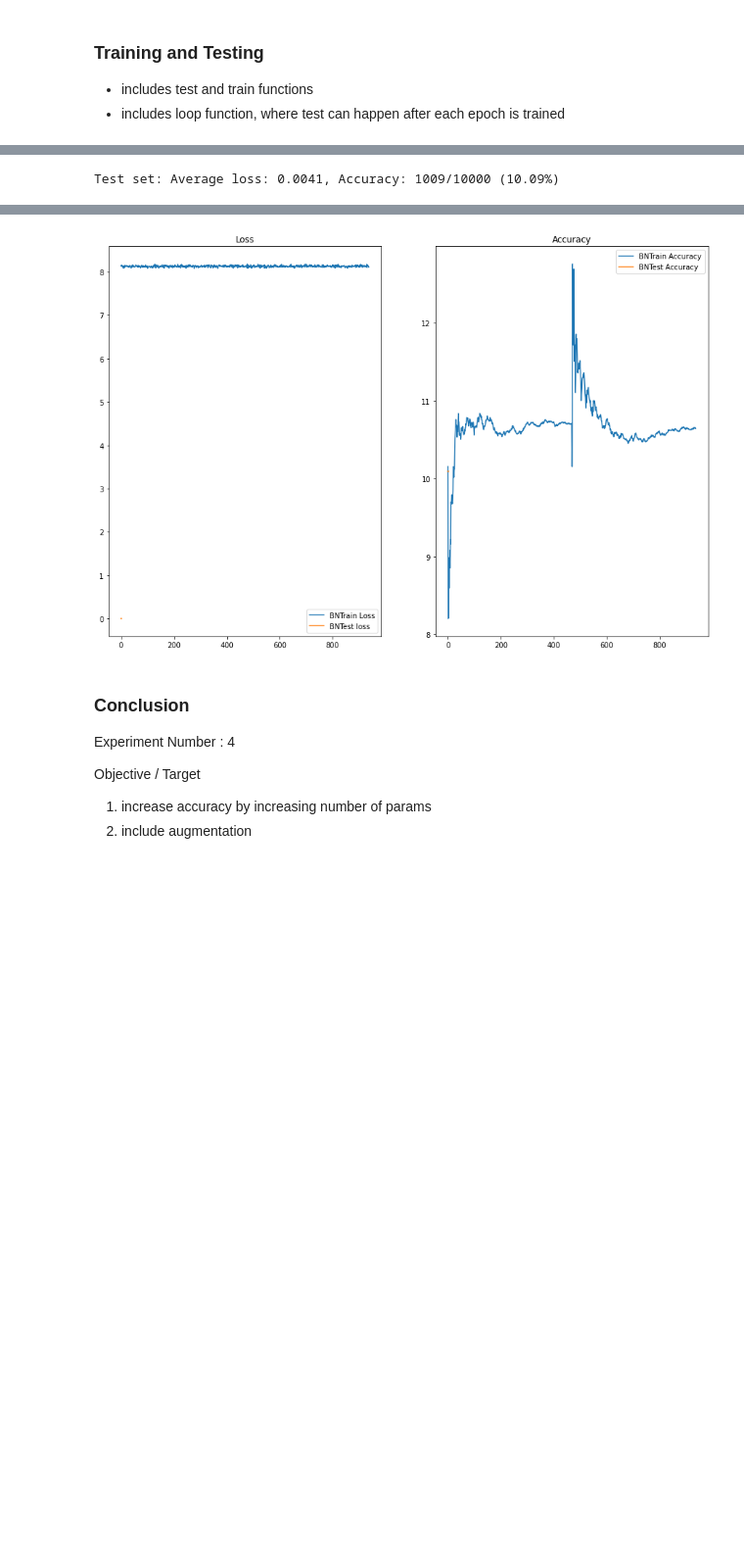
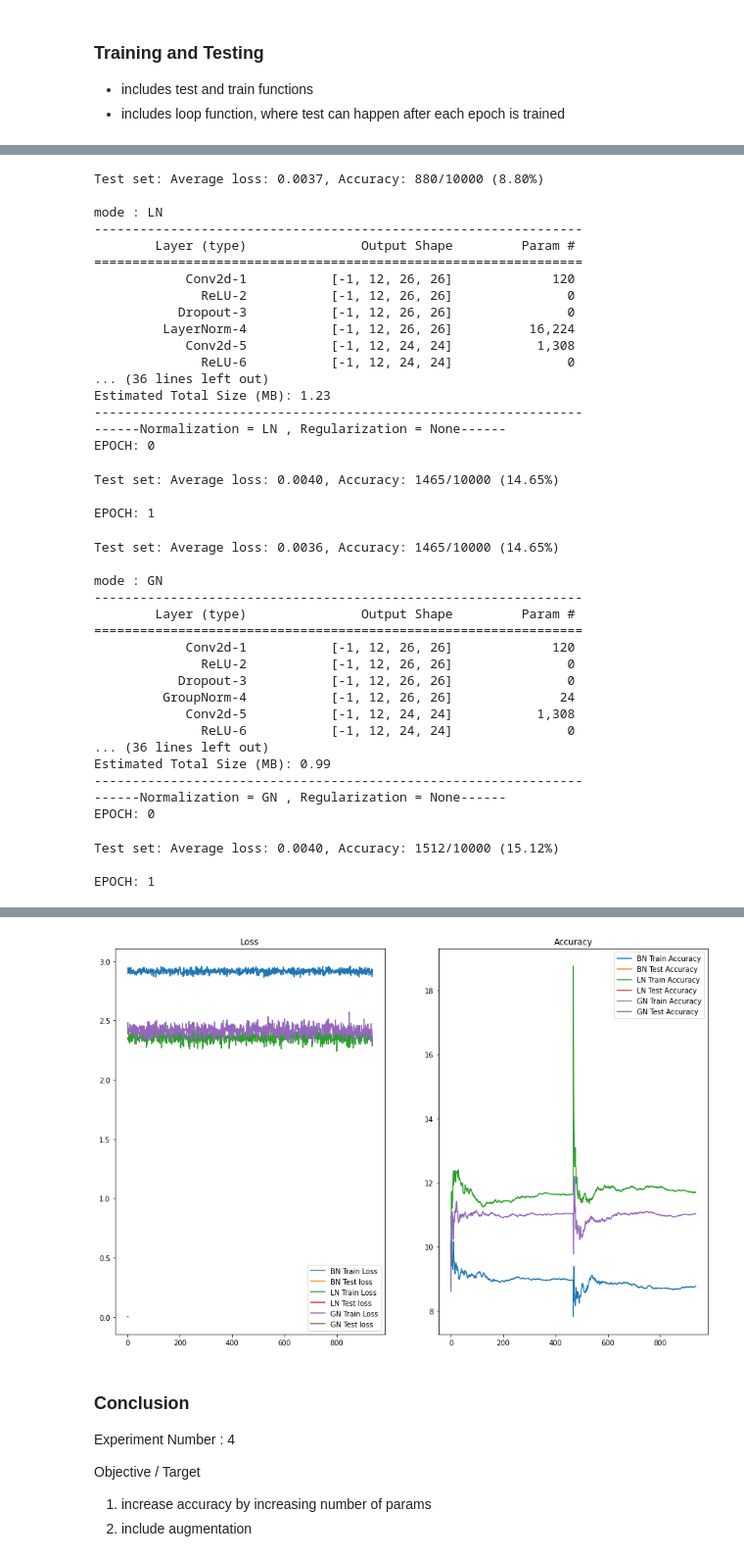
Before and after one commit to peeyushsinghal/EVA, a Jupyter notebook: S6-AssignmentSolution/EVA_S6.ipynb, the cells around one changed output, grey strips where cells are left out. Shown: that part at 98% size. Drawn from its saved outputs; the diff is of its cells as text; code cells hidden in the pictures; blank space fills up the shorter version.

```diff
--- a/S6-AssignmentSolution/EVA_S6.ipynb
+++ b/S6-AssignmentSolution/EVA_S6.ipynb
@@ -333,8 +332,11 @@ Network(
 device = torch.device("cuda" if cuda else "cpu")
 print(device)
 # mode = 'BN'
-mode = 'LN'
+# mode = 'LN'
+mode ='GN'
 # lambda_l1 = 0.01
+lambda_l1 = 0.001
+
 # mode = None
 model = Network(mode=mode).to(device)
 # print(model)
@@ -437,8 +438,9 @@ def test(model,device, test_loader):
     test_accuracy.append(100*correct/len(test_loader.dataset))
 # %%
 from torch.optim.lr_scheduler import StepLR
-list_mode =['BN']
+# list_mode =['BN']
 # list_mode = ['BN','LN']
+list_mode = ['BN','LN','GN']
 models=[None]*len(list_mode)
 EPOCHS = 2
 # EPOCHS = 25
@@ -502,3 +504,42 @@ Test set: Average loss: 0.0042, Accuracy: 1009/10000 (10.09%)
 
 EPOCH: 1
-Test set: Average loss: 0.0041, Accuracy: 1009/10000 (10.09%)
+Test set: Average loss: 0.0037, Accuracy: 880/10000 (8.80%)
+
+mode : LN
+----------------------------------------------------------------
+        Layer (type)               Output Shape         Param #
+================================================================
+            Conv2d-1           [-1, 12, 26, 26]             120
+              ReLU-2           [-1, 12, 26, 26]               0
+           Dropout-3           [-1, 12, 26, 26]               0
+         LayerNorm-4           [-1, 12, 26, 26]          16,224
+            Conv2d-5           [-1, 12, 24, 24]           1,308
+              ReLU-6           [-1, 12, 24, 24]               0
+... (36 lines left out)
+Estimated Total Size (MB): 1.23
+----------------------------------------------------------------
+------Normalization = LN , Regularization = None------
+EPOCH: 0
+Test set: Average loss: 0.0040, Accuracy: 1465/10000 (14.65%)
+
+EPOCH: 1
+Test set: Average loss: 0.0036, Accuracy: 1465/10000 (14.65%)
+
+mode : GN
+----------------------------------------------------------------
+        Layer (type)               Output Shape         Param #
+================================================================
+            Conv2d-1           [-1, 12, 26, 26]             120
+              ReLU-2           [-1, 12, 26, 26]               0
+           Dropout-3           [-1, 12, 26, 26]               0
+         GroupNorm-4           [-1, 12, 26, 26]              24
+            Conv2d-5           [-1, 12, 24, 24]           1,308
+              ReLU-6           [-1, 12, 24, 24]               0
+... (36 lines left out)
+Estimated Total Size (MB): 0.99
+----------------------------------------------------------------
+------Normalization = GN , Regularization = None------
+EPOCH: 0
+Test set: Average loss: 0.0040, Accuracy: 1512/10000 (15.12%)
+
+EPOCH: 1
@@ -505,4 +547,4 @@ Test set: Average loss: 0.0041, Accuracy: 1009/10000 (10.09%)
-[figure, old version]
+[figure, new version]
 # %%
 # model = Network(mode=mode).to(device)
 # optimizer = optim.SGD(model.parameters(), lr=0.01, momentum=0.9)
```
Also changed, not shown: parts of 7 cells of this notebook.
